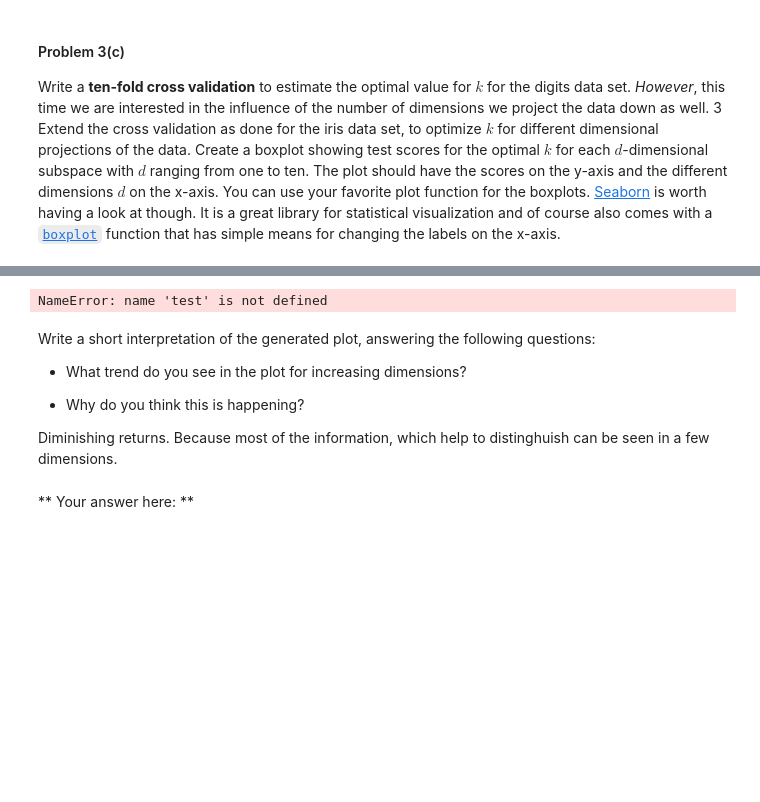
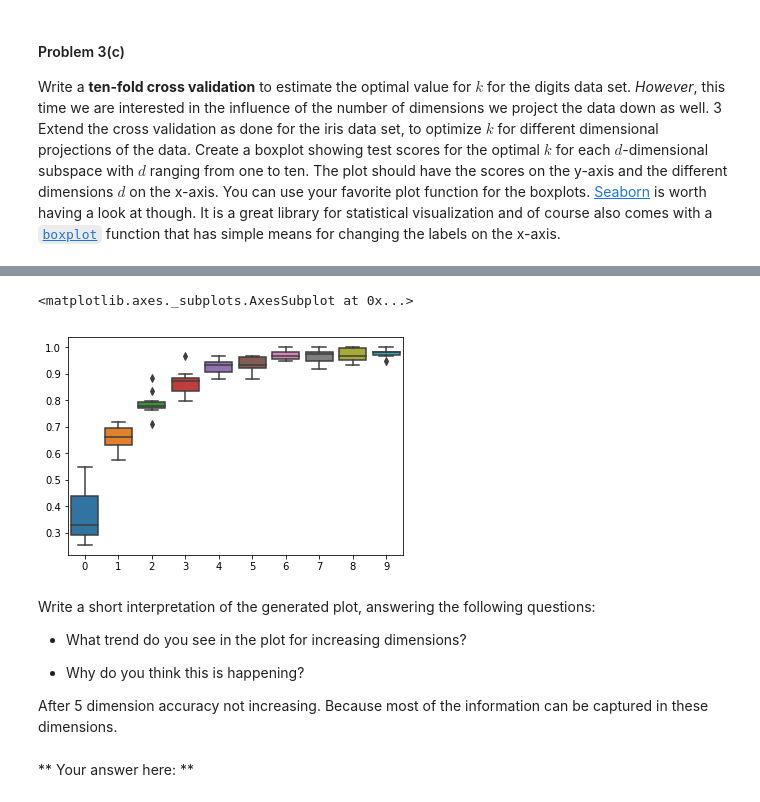
Before and after one commit to StevenDalderop/2014, a Jupyter notebook: homework/HW3.ipynb, the cells around one changed output, grey strips where cells are left out. Saved outputs shown, nothing was run; the diff lists cells and outputs as text; code cells hidden in the pictures; blank space fills up the shorter version.

```diff
--- a/homework/HW3.ipynb
+++ b/homework/HW3.ipynb
@@ -743,7 +851,9 @@ axes[1].plot(range(1,11),indices)
-# %%
-test
-# %% [output]
-NameError: name 'test' is not defined
+# %%
+all_s=np.asarray(all_scores)
+sns.boxplot(data=all_s.T)
+# %% [output]
+<matplotlib.axes._subplots.AxesSubplot at 0x...>
+[figure, added]
 # %%
 ### Your boxplot code here ###
 # %% [markdown]
@@ -753,7 +863,7 @@ Write a short interpretation of the generated plot, answering the following ques
 
 * Why do you think this is happening?
 
-Diminishing returns. Because most of the information, which help to distinghuish can be seen in a few dimensions.
+After 5 dimension accuracy not increasing. Because most of the information can be captured in these dimensions.
 # %% [markdown]
 ** Your answer here: **
 # %% [markdown]
```
Also changed, not shown: parts of 19 cells of this notebook.
